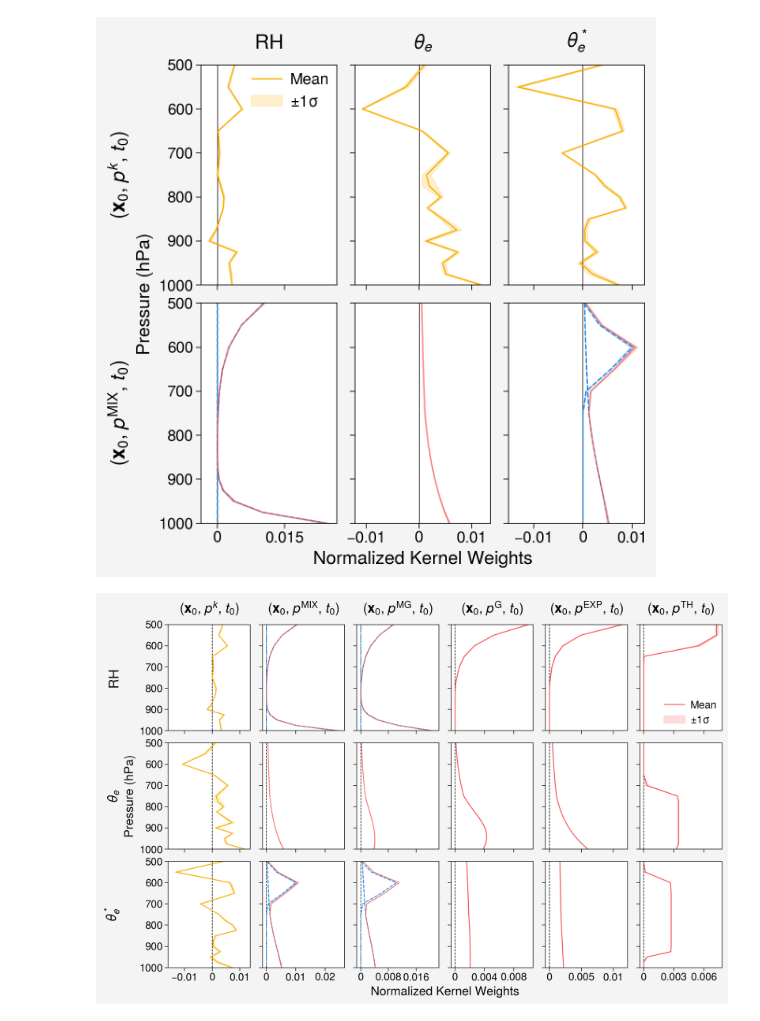
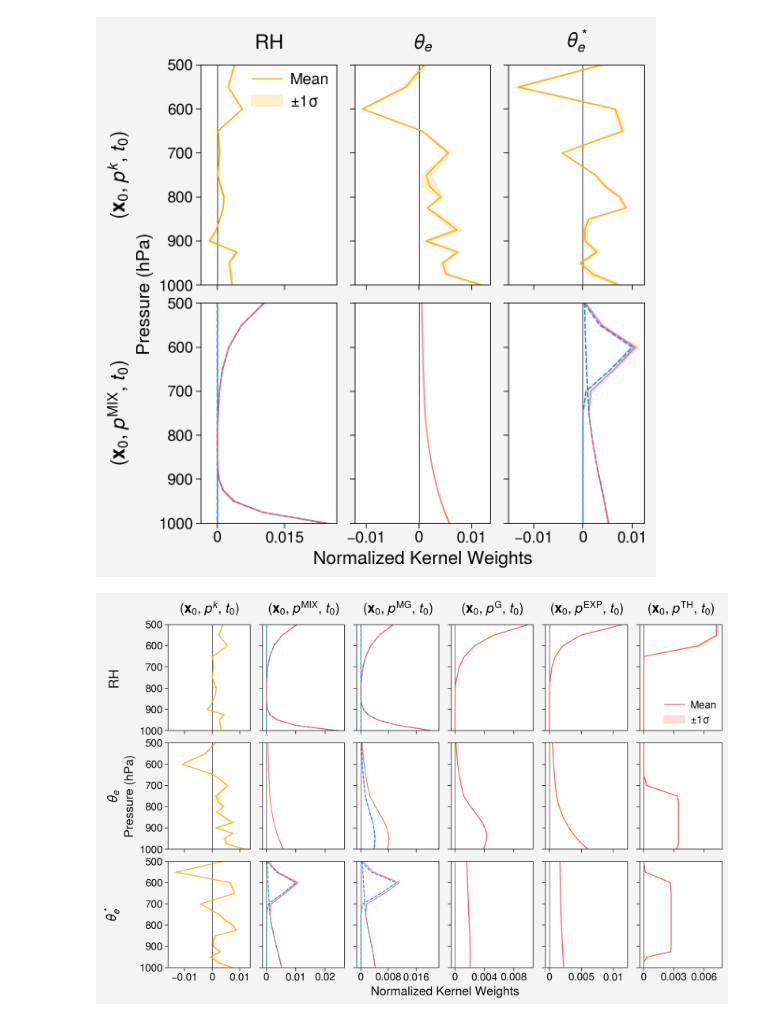
Before and after one commit to savannahferretti/monsoon-kernels, a Jupyter notebook: notebooks/weights.ipynb, the cells around one changed output. Drawn from its saved outputs; the diff is of its cells as text; code cells hidden in the pictures.

Commit message:
Final figure update

```diff
--- a/notebooks/weights.ipynb
+++ b/notebooks/weights.ipynb
@@ -99,39 +99,40 @@ axs.format(rowlabels=rowlabels,collabels=collabels,grid=False,
 for col,(name,desc,kind,*data) in enumerate(cols):
     for row in range(len(rowlabels)):
         ax = axs[row,col]
-        ax.axvline(0,color='k',linewidth=0.7,linestyle='--')
+        ax.axvline(0,color='k',linewidth=0.5)
         if kind=='mixture':
             mean1,std1 = data[0].isel(field=row),data[1].isel(field=row)
             mean2,std2 = data[2].isel(field=row),data[3].isel(field=row)
-            issame = np.allclose(mean1.values,mean2.values,atol=1e-6,rtol=0.0)
-            iszero = np.allclose(mean2.values,0.0,atol=1e-6,rtol=0.0)
-            if issame or iszero:
+            forcetwo = ('MG' in desc) or ('MG' in collabels[col])
+            issame  = np.allclose(mean1.values,mean2.values,atol=1e-6,rtol=0.0)
+            iszero  = np.allclose(mean2.values,0.0,atol=1e-6,rtol=0.0)
+            if (issame or iszero) and (not forcetwo):
                 ax.plot(mean1,lev,color='red6',alpha=0.7,linewidth=1)
                 ax.fill_betweenx(lev,mean1-std1,mean1+std1,color='red6',alpha=0.2)
             else:
                 ax.plot(mean1,lev,color='blue6',linewidth=1,linestyle='--')
                 ax.plot(mean2,lev,color='blue6',linewidth=1,linestyle='--')
                 ax.fill_betweenx(lev,mean1-std1,mean1+std1,color='blue6',alpha=0.2)
                 ax.fill_betweenx(lev,mean2-std2,mean2+std2,color='blue6',alpha=0.2)
                 meansum,stdsum = mean1+mean2,np.sqrt(std1**2+std2**2)
                 ax.plot(meansum,lev,color='red6',alpha=0.7,linewidth=1)
                 ax.fill_betweenx(lev,meansum-stdsum,meansum+stdsum,color='red6',alpha=0.2)
         else:
             color = 'yellow6' if ('nonparametric' in name) else 'red6'
             mean,std = data[0].isel(field=row),data[1].isel(field=row)
             ax.plot(mean,lev,color=color,linewidth=1,label='Mean')
             ax.fill_betweenx(lev,mean-std,mean+std,color=color,alpha=0.2,label=r'$\pm 1\sigma$')
         ax.xaxis.set_major_locator(mticker.MaxNLocator(nbins=3,prune='both'))
         ax.xaxis.set_minor_locator(mticker.NullLocator())
 axs.format(xreverse=False,yreverse=True)
 axs[:-1,:].tick_params(axis='x',labelbottom=False)
 for col in range(axs.shape[1]):
     ax = axs[-1,col]
     xmin,xmax = ax.get_xlim()
     pad = 0.05*max(abs(xmin),abs(xmax),1e-12)
     ax.set_xlim(xmin-pad,xmax)
 axs[0,5].legend(loc='lr',ncols=1,frame=False,prop={'size':12})
 pplt.show()
 fig.save('../figs/fig_A1.png')
 # %% [output]
-[figure, old version]
+[figure, new version]
```
Also changed, not shown: 1 other file.
